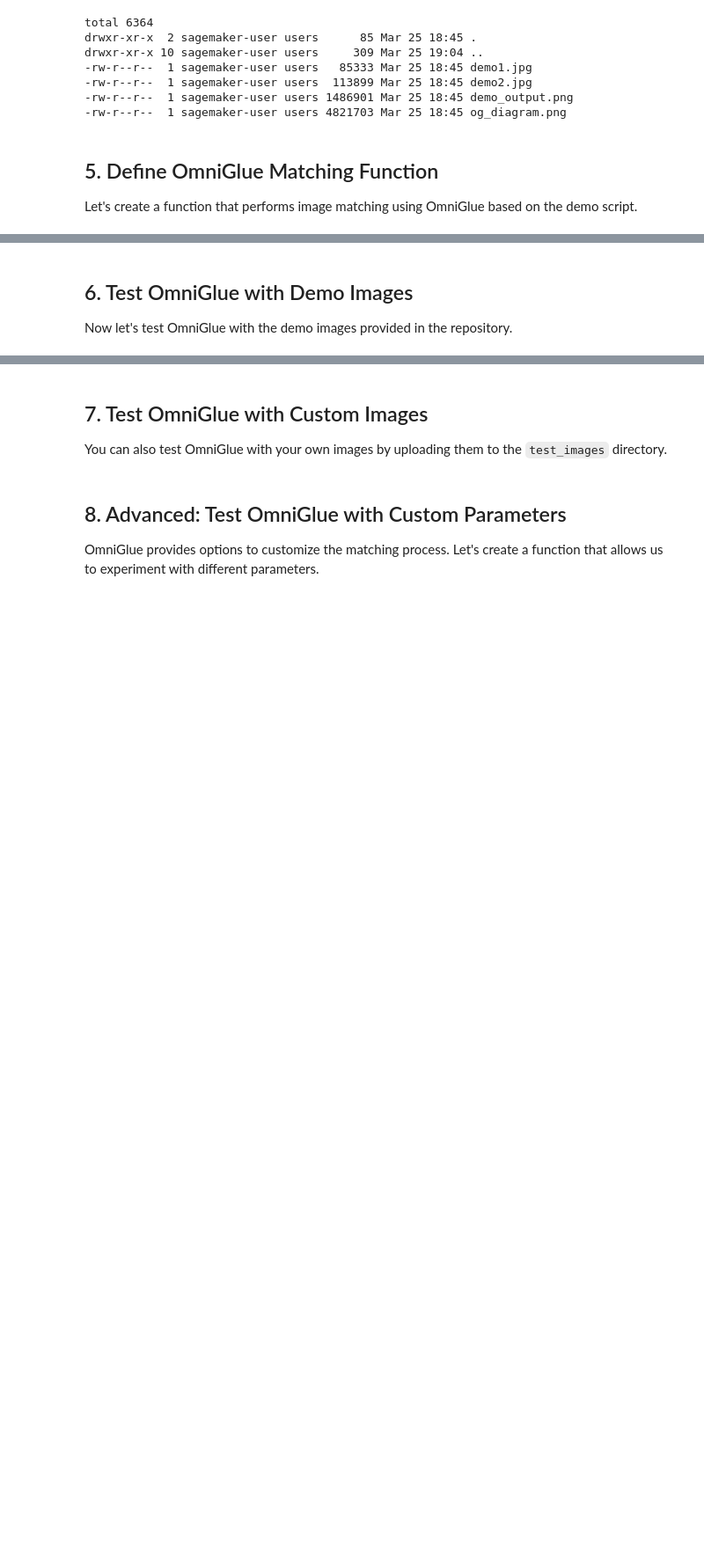
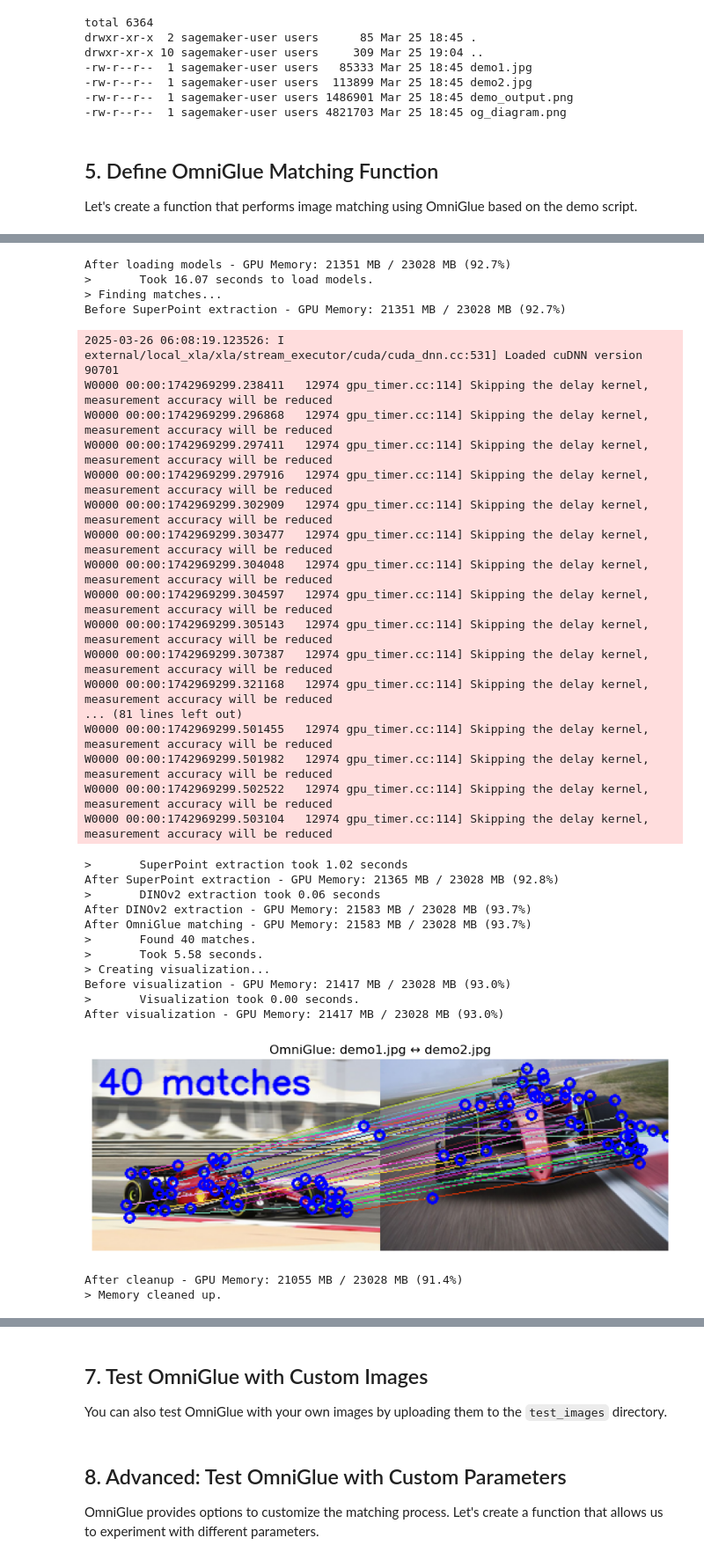
Before and after one commit to amitkalawat/omniglue-triton, a Jupyter notebook: omniglue-notebook-latest.ipynb, the cells around one changed output, grey strips where cells are left out. Shown at 88% size. Drawn from its saved outputs; the diff is of its cells as text; code cells hidden in the pictures; blank space fills up the shorter version.

```diff
--- a/omniglue-notebook-latest.ipynb
+++ b/omniglue-notebook-latest.ipynb
@@ -355,7 +299,3 @@ def match_images_optimized(image0_path, image1_path, visualize=True, max_size=10
         if torch.cuda.is_available():
             torch.cuda.empty_cache()
         print("> Memory cleaned up.")
-# %% [markdown]
-## 6. Test OmniGlue with Demo Images
-
-Now let's test OmniGlue with the demo images provided in the repository.
@@ -361,0 +490,23 @@ Now let's test OmniGlue with the demo images provided in the repository.
+# %%
+def check_gpu_memory(message=""):
+    """Check GPU memory usage using nvidia-smi."""
+    import subprocess
+    import torch
+
+    if not torch.cuda.is_available():
+        print(f"{message} - CUDA not available")
+        return
+
+    try:
+        # Run nvidia-smi to get memory usage
+        result = subprocess.check_output(
+            ['nvidia-smi', '--query-gpu=memory.used,memory.total', '--format=csv,noheader,nounits'],
+            encoding='utf-8'
+        )
+
+        # Parse the output
+        memory_used, memory_total = map(int, result.strip().split(','))
+
+        print(f"{message} - GPU Memory: {memory_used} MB / {memory_total} MB ({memory_used/memory_total*100:.1f}%)")
+    except Exception as e:
+        print(f"Error checking GPU memory: {e}")
@@ -361,0 +737,4 @@ Now let's test OmniGlue with the demo images provided in the repository.
+# %%
+# Test with memory tracking
+matches, visualization = match_images_with_memory_tracking('./res/demo1.jpg', './res/demo2.jpg')
+# %% [output]
@@ -361,0 +770,35 @@ Now let's test OmniGlue with the demo images provided in the repository.
+After loading models - GPU Memory: 21351 MB / 23028 MB (92.7%)
+>       Took 16.07 seconds to load models.
+> Finding matches...
+Before SuperPoint extraction - GPU Memory: 21351 MB / 23028 MB (92.7%)
+2025-03-26 06:08:19.123526: I external/local_xla/xla/stream_executor/cuda/cuda_dnn.cc:531] Loaded cuDNN version 90701
+W0000 00:00:1742969299.238411   12974 gpu_timer.cc:114] Skipping the delay kernel, measurement accuracy will be reduced
+W0000 00:00:1742969299.296868   12974 gpu_timer.cc:114] Skipping the delay kernel, measurement accuracy will be reduced
+W0000 00:00:1742969299.297411   12974 gpu_timer.cc:114] Skipping the delay kernel, measurement accuracy will be reduced
+W0000 00:00:1742969299.297916   12974 gpu_timer.cc:114] Skipping the delay kernel, measurement accuracy will be reduced
+W0000 00:00:1742969299.302909   12974 gpu_timer.cc:114] Skipping the delay kernel, measurement accuracy will be reduced
+W0000 00:00:1742969299.303477   12974 gpu_timer.cc:114] Skipping the delay kernel, measurement accuracy will be reduced
+W0000 00:00:1742969299.304048   12974 gpu_timer.cc:114] Skipping the delay kernel, measurement accuracy will be reduced
+W0000 00:00:1742969299.304597   12974 gpu_timer.cc:114] Skipping the delay kernel, measurement accuracy will be reduced
+W0000 00:00:1742969299.305143   12974 gpu_timer.cc:114] Skipping the delay kernel, measurement accuracy will be reduced
+W0000 00:00:1742969299.307387   12974 gpu_timer.cc:114] Skipping the delay kernel, measurement accuracy will be reduced
+W0000 00:00:1742969299.321168   12974 gpu_timer.cc:114] Skipping the delay kernel, measurement accuracy will be reduced
+... (81 lines left out)
+W0000 00:00:1742969299.501455   12974 gpu_timer.cc:114] Skipping the delay kernel, measurement accuracy will be reduced
+W0000 00:00:1742969299.501982   12974 gpu_timer.cc:114] Skipping the delay kernel, measurement accuracy will be reduced
+W0000 00:00:1742969299.502522   12974 gpu_timer.cc:114] Skipping the delay kernel, measurement accuracy will be reduced
+W0000 00:00:1742969299.503104   12974 gpu_timer.cc:114] Skipping the delay kernel, measurement accuracy will be reduced
+>       SuperPoint extraction took 1.02 seconds
+After SuperPoint extraction - GPU Memory: 21365 MB / 23028 MB (92.8%)
+>       DINOv2 extraction took 0.06 seconds
+After DINOv2 extraction - GPU Memory: 21583 MB / 23028 MB (93.7%)
+After OmniGlue matching - GPU Memory: 21583 MB / 23028 MB (93.7%)
+>       Found 40 matches.
+>       Took 5.58 seconds.
+> Creating visualization...
+Before visualization - GPU Memory: 21417 MB / 23028 MB (93.0%)
+>       Visualization took 0.00 seconds.
+After visualization - GPU Memory: 21417 MB / 23028 MB (93.0%)
+[figure, added]
+After cleanup - GPU Memory: 21055 MB / 23028 MB (91.4%)
+> Memory cleaned up.
```
Also changed, not shown: parts of 10 cells of this notebook, 3 other files.
